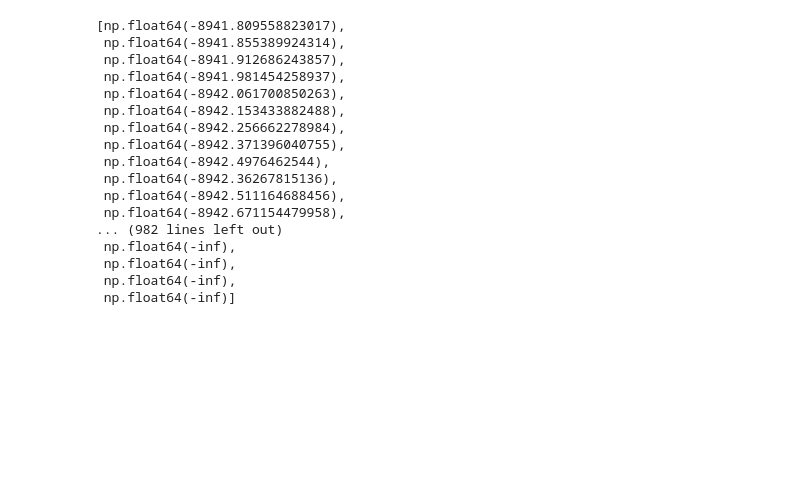
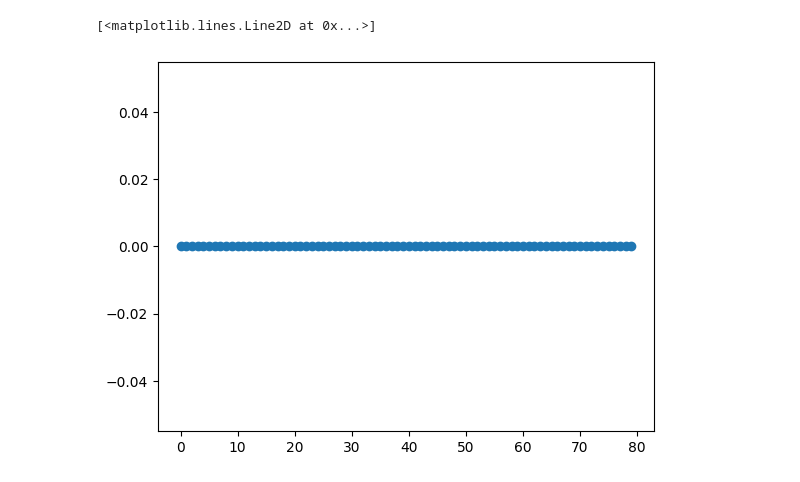
Before and after one commit to Sijianf/BVSIMC, a Jupyter notebook: working_notebook.ipynb, the cells around one changed output. Saved outputs shown, nothing was run; the diff lists cells and outputs as text; code cells hidden in the pictures; blank space fills up the shorter version.

```diff
--- a/working_notebook.ipynb
+++ b/working_notebook.ipynb
@@ -184,20 +164,5 @@ plt.plot(range(len(logLik)), logLik)
 # %%
-logLik
+plt.plot(est_mu, marker="o")
 # %% [output]
-[np.float64(-8941.809558823017),
- np.float64(-8941.855389924314),
- np.float64(-8941.912686243857),
- np.float64(-8941.981454258937),
- np.float64(-8942.061700850263),
- np.float64(-8942.153433882488),
- np.float64(-8942.256662278984),
- np.float64(-8942.371396040755),
- np.float64(-8942.4976462544),
- np.float64(-8942.36267815136),
- np.float64(-8942.511164688456),
- np.float64(-8942.671154479958),
-... (982 lines left out)
- np.float64(-inf),
- np.float64(-inf),
- np.float64(-inf),
- np.float64(-inf)]
+[<matplotlib.lines.Line2D at 0x...>]
+[figure, added]
```
Also changed, not shown: parts of 8 cells of this notebook.
